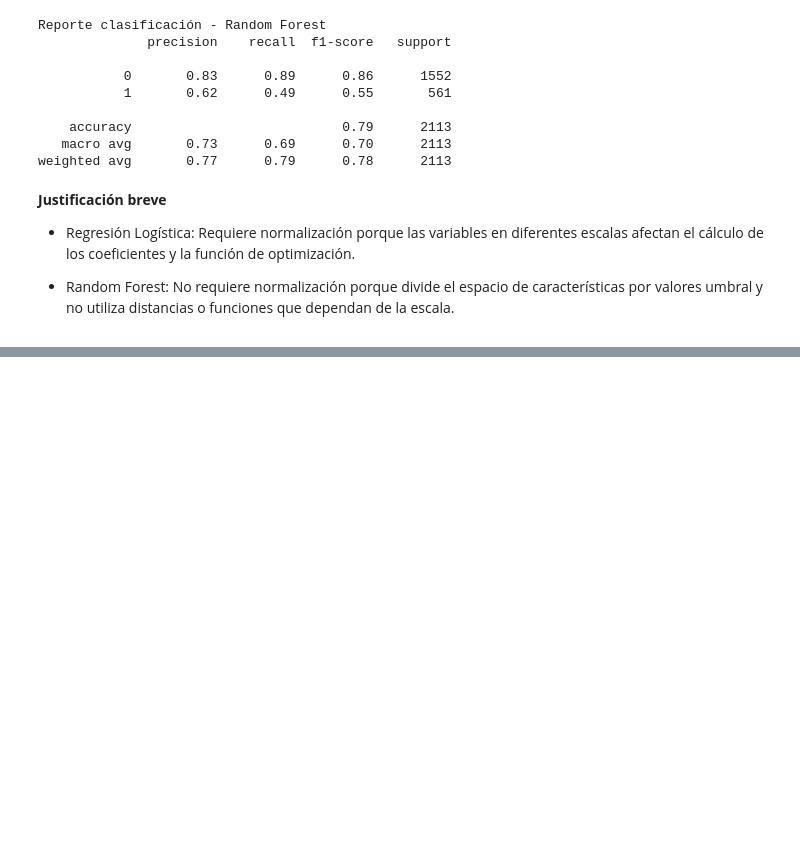
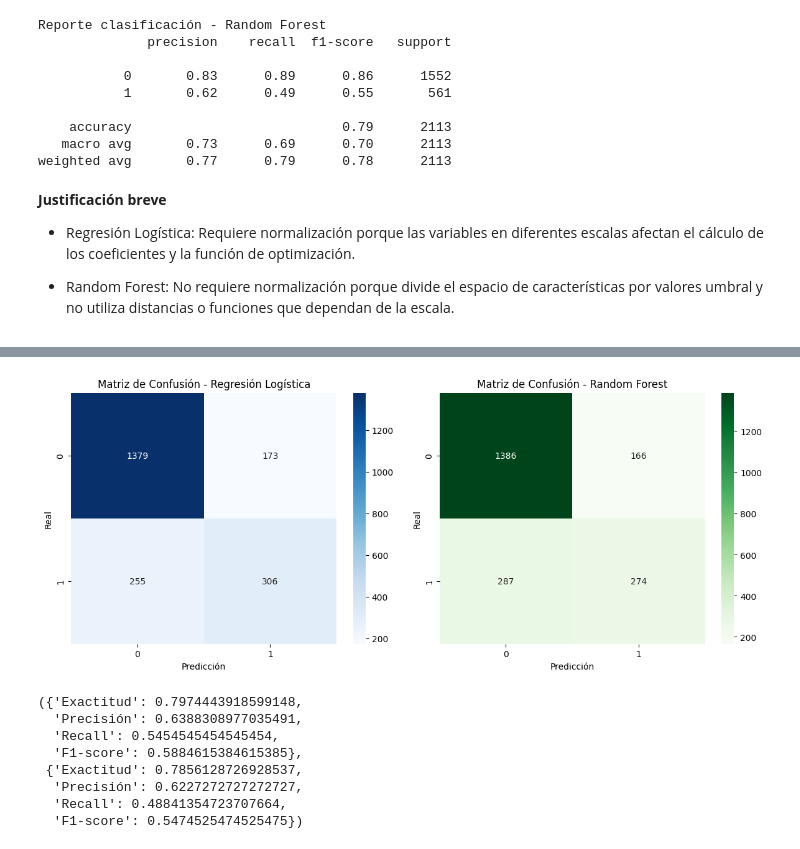
Before and after one commit to Liuz8/Telecom_X_Parte_2, a Jupyter notebook: telecom_X2.ipynb, the cells around one changed output, grey strips where cells are left out. Cells and saved outputs as stored; diff of their text form; code cells hidden in the pictures; blank space fills up the shorter version.

Commit message:
Evaluación de los Modelos

```diff
--- a/telecom_X2.ipynb
+++ b/telecom_X2.ipynb
@@ -454,0 +474,55 @@ weighted avg       0.77      0.79      0.78      2113
+# %%
+from sklearn.metrics import accuracy_score, precision_score, recall_score, f1_score, confusion_matrix, classification_report
+import matplotlib.pyplot as plt
+import seaborn as sns
+
+# Evaluación de modelo de Regresión Logística
+metrics_lr = {
+    "Exactitud": accuracy_score(y_test, y_pred_lr),
+    "Precisión": precision_score(y_test, y_pred_lr, average='binary'),
+    "Recall": recall_score(y_test, y_pred_lr, average='binary'),
+    "F1-score": f1_score(y_test, y_pred_lr, average='binary'),
+    "Matriz de confusión": confusion_matrix(y_test, y_pred_lr)
+}
+
+# Evaluación de modelo de Random Forest
+metrics_rf = {
+    "Exactitud": accuracy_score(y_test, y_pred_rf),
+    "Precisión": precision_score(y_test, y_pred_rf, average='binary'),
+    "Recall": recall_score(y_test, y_pred_rf, average='binary'),
+    "F1-score": f1_score(y_test, y_pred_rf, average='binary'),
+    "Matriz de confusión": confusion_matrix(y_test, y_pred_rf)
+}
+
+# Mostrar visualmente las matrices de confusión
+plt.figure(figsize=(12, 5))
+
+plt.subplot(1, 2, 1)
+sns.heatmap(metrics_lr["Matriz de confusión"], annot=True, fmt='d', cmap='Blues')
+plt.title("Matriz de Confusión - Regresión Logística")
+plt.xlabel("Predicción")
+plt.ylabel("Real")
+
+plt.subplot(1, 2, 2)
+sns.heatmap(metrics_rf["Matriz de confusión"], annot=True, fmt='d', cmap='Greens')
+plt.title("Matriz de Confusión - Random Forest")
+plt.xlabel("Predicción")
+plt.ylabel("Real")
+
+plt.tight_layout()
+plt.show()
+
+metrics_lr.pop("Matriz de confusión")
+metrics_rf.pop("Matriz de confusión")
+
+(metrics_lr, metrics_rf)
+# %% [output]
+[figure, added]
+({'Exactitud': 0.7974443918599148,
+  'Precisión': 0.6388308977035491,
+  'Recall': 0.5454545454545454,
+  'F1-score': 0.5884615384615385},
+ {'Exactitud': 0.7856128726928537,
+  'Precisión': 0.6227272727272727,
+  'Recall': 0.48841354723707664,
+  'F1-score': 0.5474525474525475})
```
Also changed, not shown: parts of 3 cells of this notebook.
